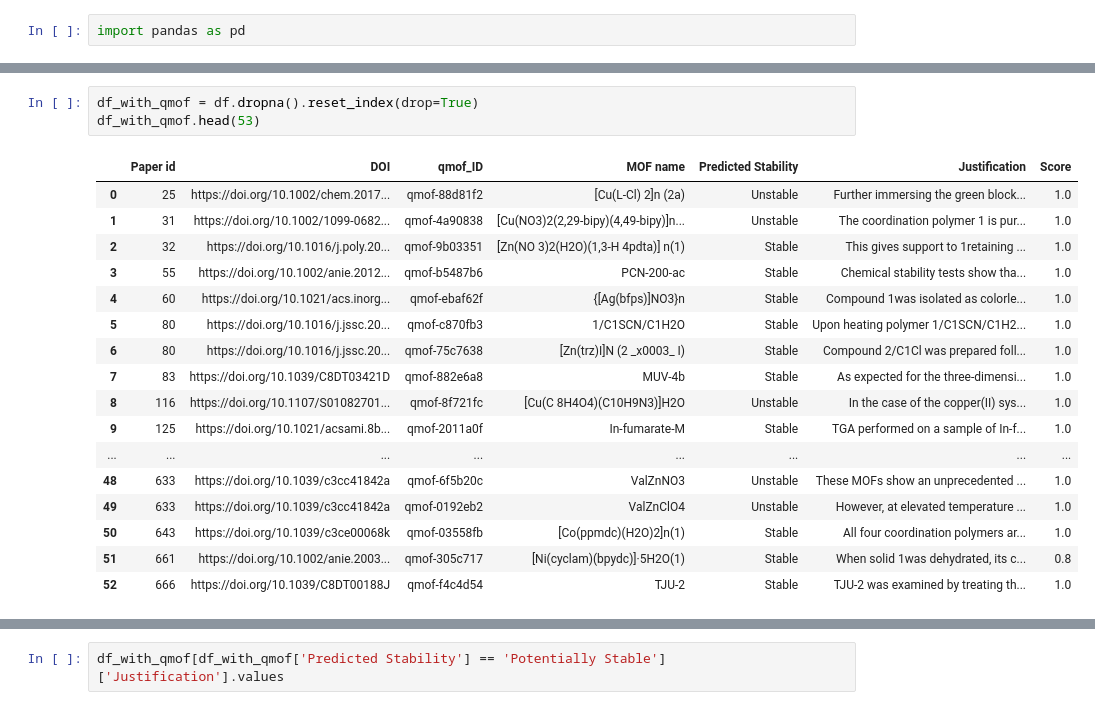
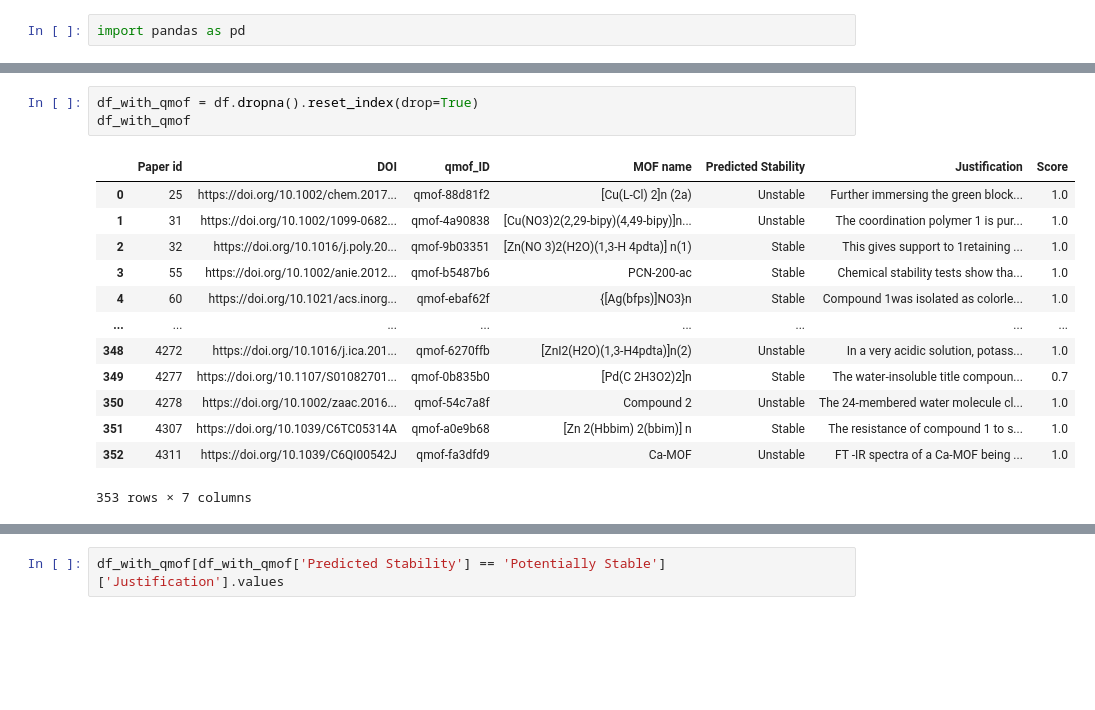
Before and after one commit to AI4ChemS/Eunomia, a Jupyter notebook: examples/featurize.ipynb, the cells around one changed output, grey strips where cells are left out. Drawn from its saved outputs; the diff is of its cells as text; blank space fills up the shorter version.

```diff
--- a/examples/featurize.ipynb
+++ b/examples/featurize.ipynb
@@ -20,24 +20,20 @@ df
 # %%
 df_with_qmof = df.dropna().reset_index(drop=True)
-df_with_qmof.head(53)
+df_with_qmof
 # %% [output]
 |  | Paper id | DOI | qmof_ID | MOF name | Predicted Stability | Justification | Score |
 | 0 | 25 | https://doi.org/10.1002/chem.2017... | qmof-88d81f2 | [Cu(L-Cl) 2]n (2a) | Unstable | Further immersing the green block... | 1.0 |
 | 1 | 31 | https://doi.org/10.1002/1099-0682... | qmof-4a90838 | [Cu(NO3)2(2,29-bipy)(4,49-bipy)]n... | Unstable | The coordination polymer 1 is pur... | 1.0 |
 | 2 | 32 | https://doi.org/10.1016/j.poly.20... | qmof-9b03351 | [Zn(NO 3)2(H2O)(1,3-H 4pdta)] n(1) | Stable | This gives support to 1retaining ... | 1.0 |
 | 3 | 55 | https://doi.org/10.1002/anie.2012... | qmof-b5487b6 | PCN-200-ac | Stable | Chemical stability tests show tha... | 1.0 |
 | 4 | 60 | https://doi.org/10.1021/acs.inorg... | qmof-ebaf62f | {[Ag(bfps)]NO3}n | Stable | Compound 1was isolated as colorle... | 1.0 |
-| 5 | 80 | https://doi.org/10.1016/j.jssc.20... | qmof-c870fb3 | 1/C1SCN/C1H2O | Stable | Upon heating polymer 1/C1SCN/C1H2... | 1.0 |
-| 6 | 80 | https://doi.org/10.1016/j.jssc.20... | qmof-75c7638 | [Zn(trz)I]N (2 _x0003_ I) | Stable | Compound 2/C1Cl was prepared foll... | 1.0 |
-| 7 | 83 | https://doi.org/10.1039/C8DT03421D | qmof-882e6a8 | MUV-4b | Stable | As expected for the three-dimensi... | 1.0 |
-| 8 | 116 | https://doi.org/10.1107/S01082701... | qmof-8f721fc | [Cu(C 8H4O4)(C10H9N3)]H2O | Unstable | In the case of the copper(II) sys... | 1.0 |
-| 9 | 125 | https://doi.org/10.1021/acsami.8b... | qmof-2011a0f | In-fumarate-M | Stable | TGA performed on a sample of In-f... | 1.0 |
 | ... | ... | ... | ... | ... | ... | ... | ... |
-| 48 | 633 | https://doi.org/10.1039/c3cc41842a | qmof-6f5b20c | ValZnNO3 | Unstable | These MOFs show an unprecedented ... | 1.0 |
-| 49 | 633 | https://doi.org/10.1039/c3cc41842a | qmof-0192eb2 | ValZnClO4 | Unstable | However, at elevated temperature ... | 1.0 |
-| 50 | 643 | https://doi.org/10.1039/c3ce00068k | qmof-03558fb | [Co(ppmdc)(H2O)2]n(1) | Stable | All four coordination polymers ar... | 1.0 |
-| 51 | 661 | https://doi.org/10.1002/anie.2003... | qmof-305c717 | [Ni(cyclam)(bpydc)]·5H2O(1) | Stable | When solid 1was dehydrated, its c... | 0.8 |
-| 52 | 666 | https://doi.org/10.1039/C8DT00188J | qmof-f4c4d54 | TJU-2 | Stable | TJU-2 was examined by treating th... | 1.0 |
+| 348 | 4272 | https://doi.org/10.1016/j.ica.201... | qmof-6270ffb | [ZnI2(H2O)(1,3-H4pdta)]n(2) | Unstable | In a very acidic solution, potass... | 1.0 |
+| 349 | 4277 | https://doi.org/10.1107/S01082701... | qmof-0b835b0 | [Pd(C 2H3O2)2]n | Stable | The water-insoluble title compoun... | 0.7 |
+| 350 | 4278 | https://doi.org/10.1002/zaac.2016... | qmof-54c7a8f | Compound 2 | Unstable | The 24-membered water molecule cl... | 1.0 |
+| 351 | 4307 | https://doi.org/10.1039/C6TC05314A | qmof-a0e9b68 | [Zn 2(Hbbim) 2(bbim)] n | Stable | The resistance of compound 1 to s... | 1.0 |
+| 352 | 4311 | https://doi.org/10.1039/C6QI00542J | qmof-fa3dfd9 | Ca-MOF | Unstable | FT -IR spectra of a Ca-MOF being ... | 1.0 |
+353 rows × 7 columns
 # %%
 import matplotlib.pyplot as plt
 plt.hist(df_with_qmof['Predicted Stability'])
```
Also changed, not shown: parts of 8 cells of this notebook, 5 other files.
